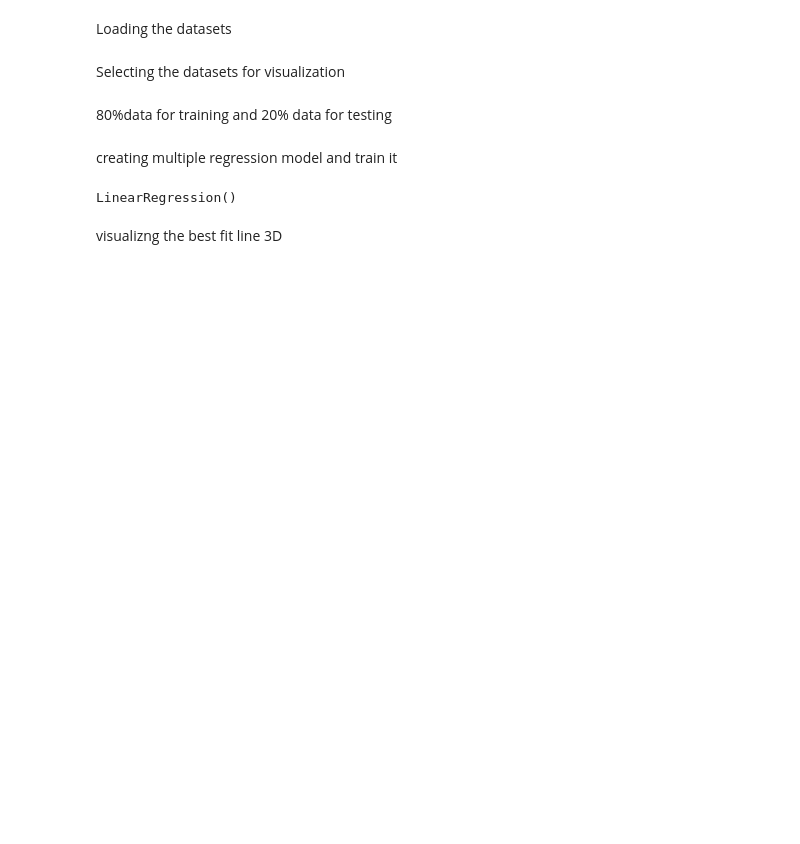
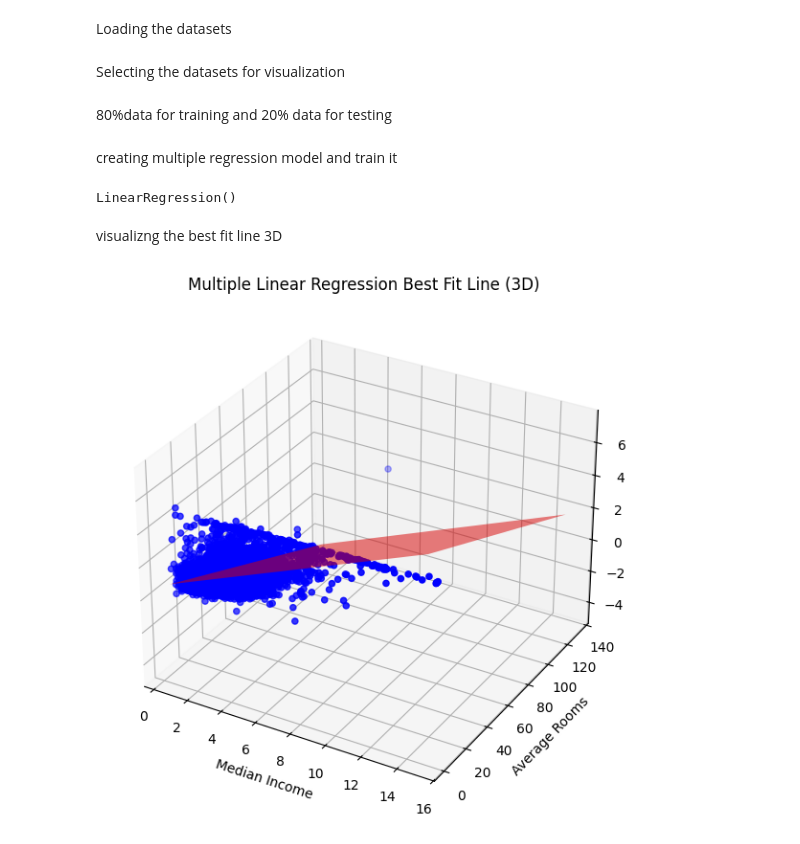
Before and after one commit to shovo896/ML_Models-, a Jupyter notebook: multiple_linear_regression.ipynb, the cells around one changed output. Cells and saved outputs as stored; diff of their text form; code cells hidden in the pictures; blank space fills up the shorter version.

```diff
--- a/multiple_linear_regression.ipynb
+++ b/multiple_linear_regression.ipynb
@@ -30,7 +30,25 @@ LinearRegression()
 # %% [markdown]
 visualizng the best fit line 3D
 # %%
-fig=plt.figure(figsize=(10,7))
-ax=fig.add_subplot(111,projection='3d')
-ax.scatter(X_test['MedInc'],X_test['AveRooms'],
-           y_test,color='blue',label='Actual Data')
+fig = plt.figure(figsize=(10, 7))
+ax = fig.add_subplot(111, projection='3d')
+
+ax.scatter(X_test['MedInc'], X_test['AveRooms'],
+           y_test, color='blue', label='Actual Data')
+
+x1_range = np.linspace(X_test['MedInc'].min(), X_test['MedInc'].max(), 100)
+x2_range = np.linspace(X_test['AveRooms'].min(), X_test['AveRooms'].max(), 100)
+x1, x2 = np.meshgrid(x1_range, x2_range)
+
+z = model.predict(np.c_[x1.ravel(), x2.ravel()]).reshape(x1.shape)
+
+ax.plot_surface(x1, x2, z, color='red', alpha=0.5, rstride=100, cstride=100)
+
+ax.set_xlabel('Median Income')
+ax.set_ylabel('Average Rooms')
+ax.set_zlabel('House Price')
+ax.set_title('Multiple Linear Regression Best Fit Line (3D)')
+
+plt.show()
+# %% [output]
+[figure, added]
```
